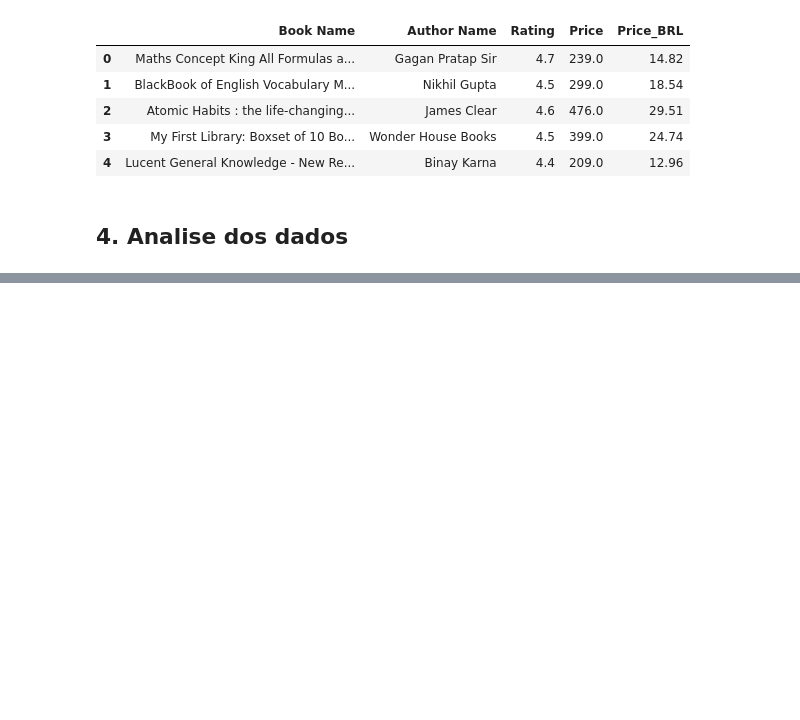
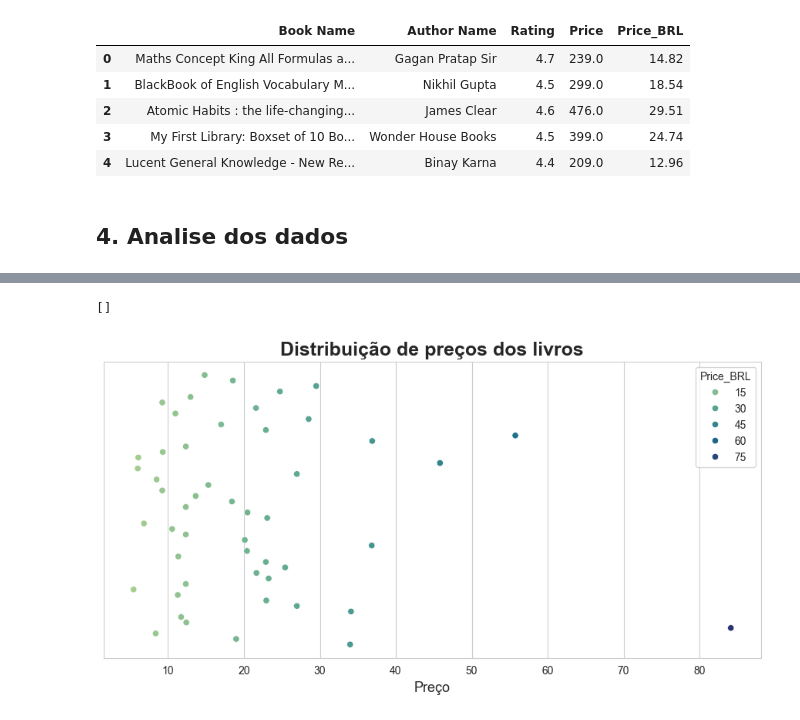
Before and after one commit to kellymartina/analise-amazon-bestselling-books, a Jupyter notebook: amazon-bestselling-books.ipynb, the cells around one changed output, grey strips where cells are left out. Saved outputs shown, nothing was run; the diff lists cells and outputs as text; code cells hidden in the pictures; blank space fills up the shorter version.

Commit message:
adicionar gráfico de distribuição de preços dos livros

```diff
--- a/amazon-bestselling-books.ipynb
+++ b/amazon-bestselling-books.ipynb
@@ -105,0 +96,12 @@ print(top_books_df)
+# %%
+# Qual é a distribuição de preços dos livros?
+
+plt.figure(figsize=(11, 5))
+ax = sns.scatterplot(x='Price_BRL', y='Book Name', data=data, hue='Price_BRL', palette='crest')
+ax.set_title('Distribuição de preços dos livros', weight="bold", fontsize=18)
+ax.set_xlabel('Preço', fontsize=13)
+ax.set_ylabel('')
+ax.set_yticks([])
+# %% [output]
+[]
+[figure, added]
```
Also changed, not shown: parts of 3 cells of this notebook.
